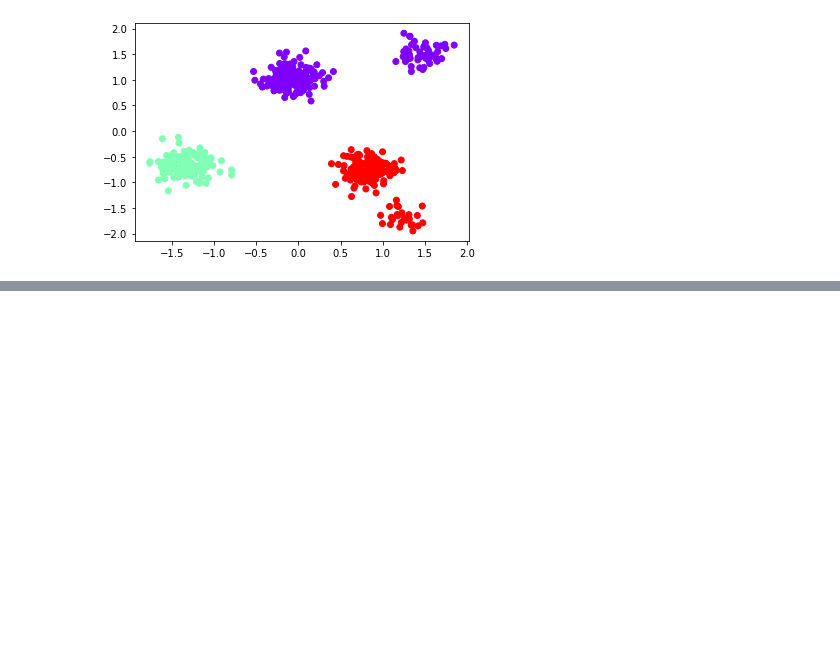
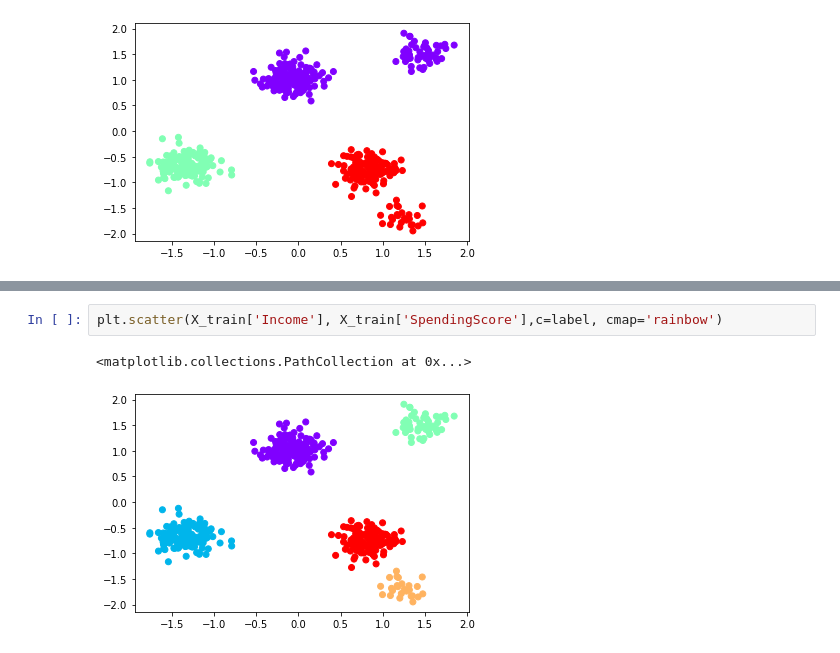
Before and after one commit to karunyads/C4-Assignment2, a Jupyter notebook: Assignment_2_Group_13.ipynb, the cells around one changed output, grey strips where cells are left out. Drawn from its saved outputs; the diff is of its cells as text; blank space fills up the shorter version.

```diff
--- a/Assignment_2_Group_13.ipynb
+++ b/Assignment_2_Group_13.ipynb
@@ -261,0 +292,5 @@ plt.scatter(X_train['Income'],X_train['SpendingScore'], c=clustering.labels_, cm
+# %%
+plt.scatter(X_train['Income'], X_train['SpendingScore'],c=label, cmap='rainbow')
+# %% [output]
+<matplotlib.collections.PathCollection at 0x...>
+[figure, added]
```
Also changed, not shown: parts of 11 cells of this notebook.
